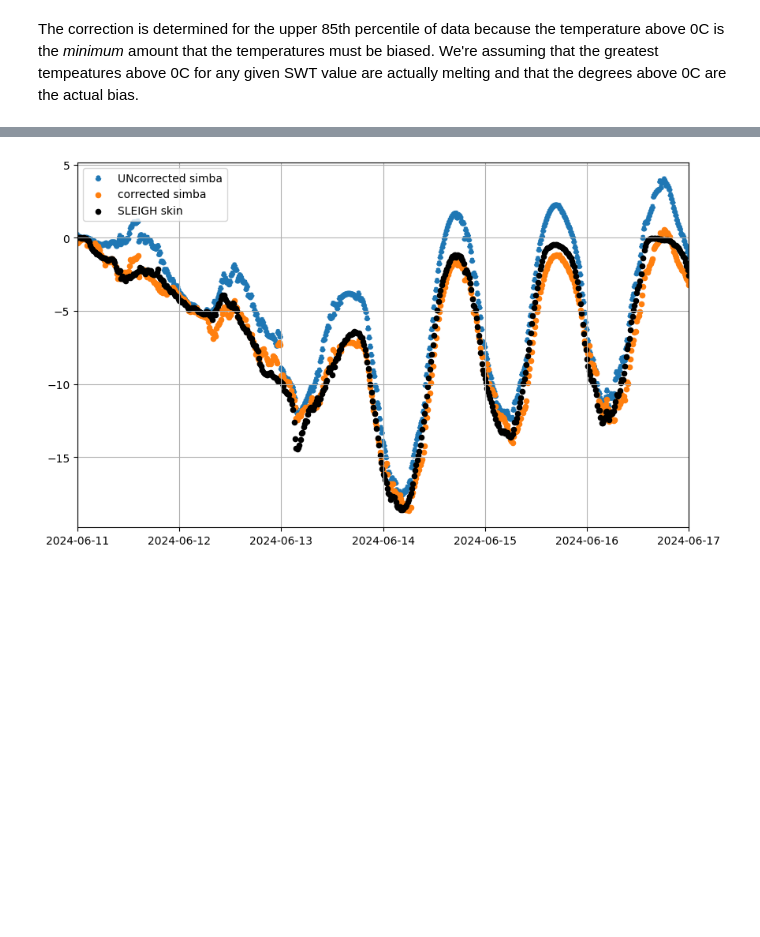
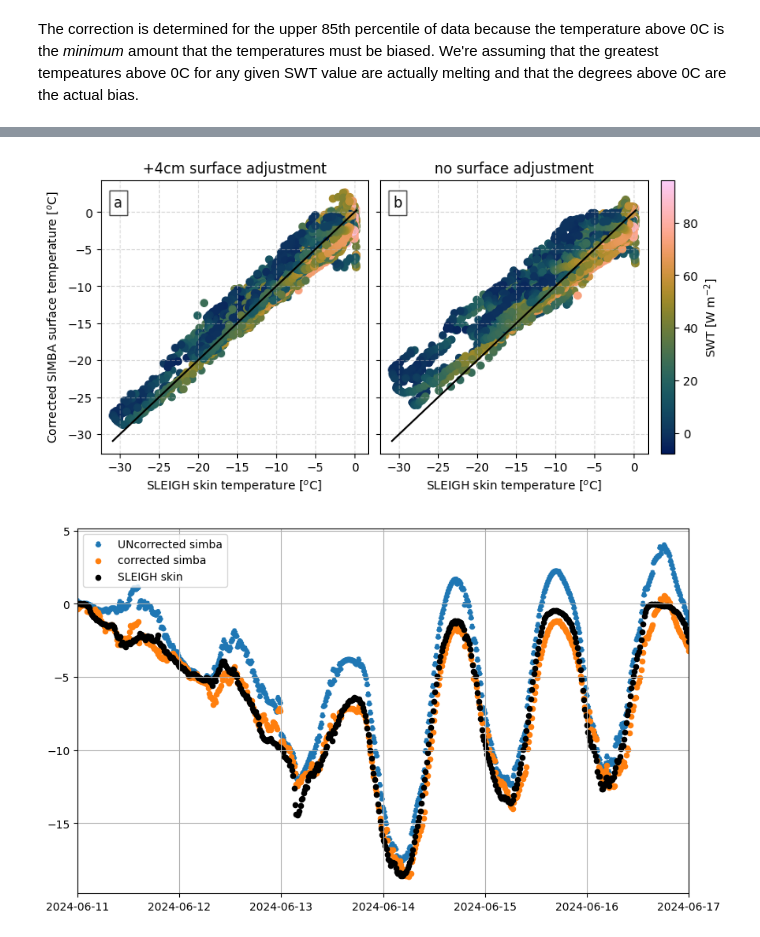
Before and after one commit to sledd/ICECAPS_raven, a Jupyter notebook: SIMBA_solar_correction_double-splice.ipynb, the cells around one changed output, grey strips where cells are left out. Saved outputs shown, nothing was run; the diff lists cells and outputs as text; code cells hidden in the pictures; blank space fills up the shorter version.

```diff
--- a/SIMBA_solar_correction_double-splice.ipynb
+++ b/SIMBA_solar_correction_double-splice.ipynb
@@ -926,3 +1020,28 @@ corrected 6076
+# %%
+fig, axs = plt.subplots(1,2, figsize=(8,4), sharex=True, sharey=True, constrained_layout=True)
+
+cmap = cmr.batlow
+
+# 'sfc_temp':corrected_simba_sfc_temp, 'skin_temp':sleigh_skinT_simba_timesteps,
+#                            'swt'
+titles = ['+4cm surface adjustment', 'no surface adjustment']
+labels = ['a','b']
+for i, (ax, data) in enumerate(zip(axs.ravel(), [new_temps_4cm, new_temps_0cm])):
+    cb = ax.scatter(data['skin_temp'], data['sfc_temp'], c=data['swt'], cmap=cmap)
+
+    ax.set_xlabel('SLEIGH skin temperature [$^o$C]')
+    ax.plot([data['skin_temp'].min(), data['skin_temp'].max()],
+             [data['skin_temp'].min(), data['skin_temp'].max()], c='k')
+    ax.grid(alpha=.5, ls='--')
+    ax.set_title(titles[i])
+    ax.text(0.05, 0.9, labels[i], transform=ax.transAxes, fontsize=12,
+           bbox=dict(facecolor='w', alpha=.75, edgecolor='k',))# pad=10.0))
+
+axs[0].set_ylabel('Corrected SIMBA surface temperature [$^o$C]')
+plt.colorbar(cb, label='SWT [W m$^{-2}$]', ax=axs[-1])
+plt.show()
+# %% [output]
+[figure, added]
 # %%
 corrected_temps_wind = correct_compare_temp(temp_correction_out, sfc_for_func, sfc_dif_i, ks_i, fnir_i,
                                        simba_temps, simba_depths, simba_dates, simba_skin, None, swi=swt_out,
```
Also changed, not shown: parts of 11 cells of this notebook.
